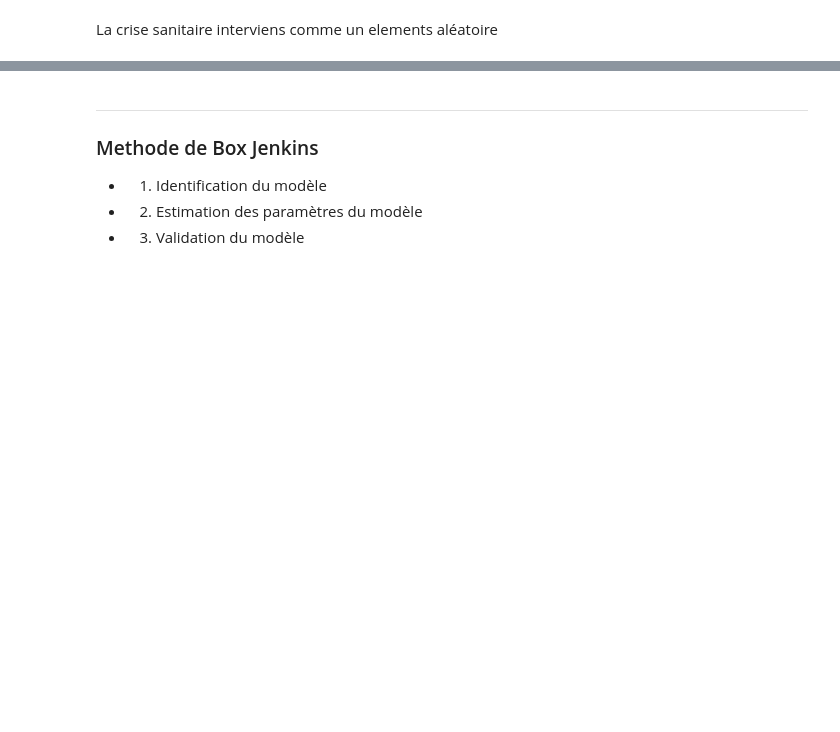
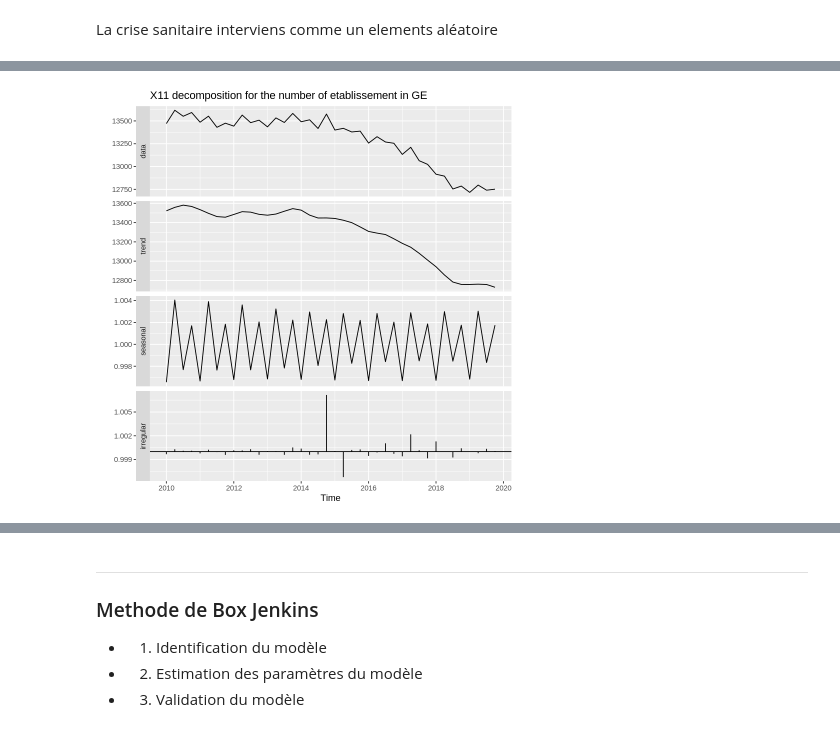
Before and after one commit to Jay-boo/TimeSeries_ACOSS, a Jupyter notebook: main.ipynb, the cells around one changed output, grey strips where cells are left out. Cells and saved outputs as stored; diff of their text form; code cells hidden in the pictures; blank space fills up the shorter version.

Commit message:
decompostion + forecast w/ decomposition

```diff
--- a/main.ipynb
+++ b/main.ipynb
@@ -420,0 +433,6 @@ La crise sanitaire interviens comme un elements aléatoire
+# %%
+X11.decompose <- seas(tot.ts,x11="")
+autoplot(X11.decompose)+
+ggtitle("X11 decomposition for the number of etablissement in GE")
+# %% [output]
+[figure, added]
```
Also changed, not shown: parts of 32 cells of this notebook.
